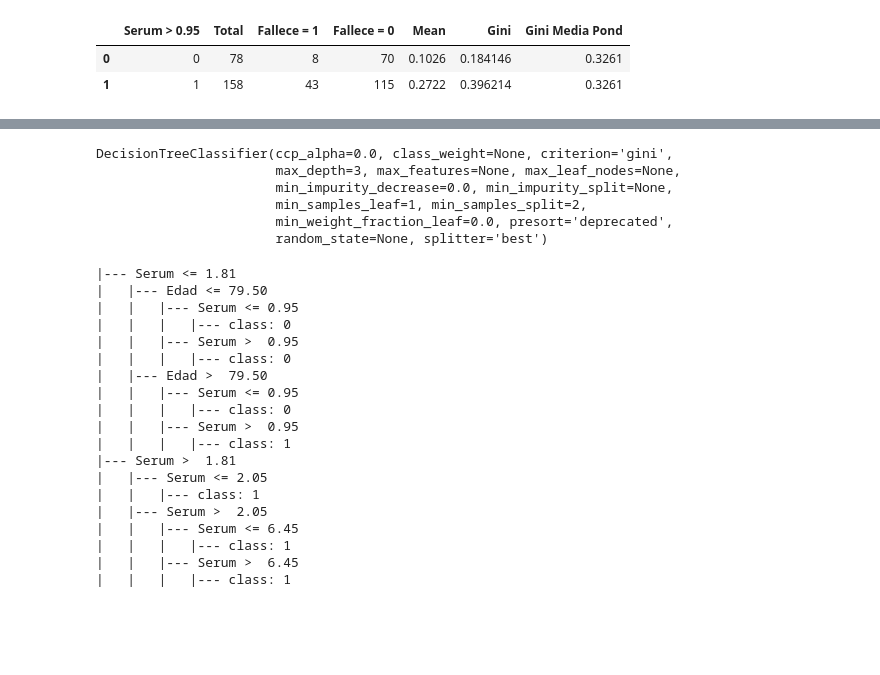
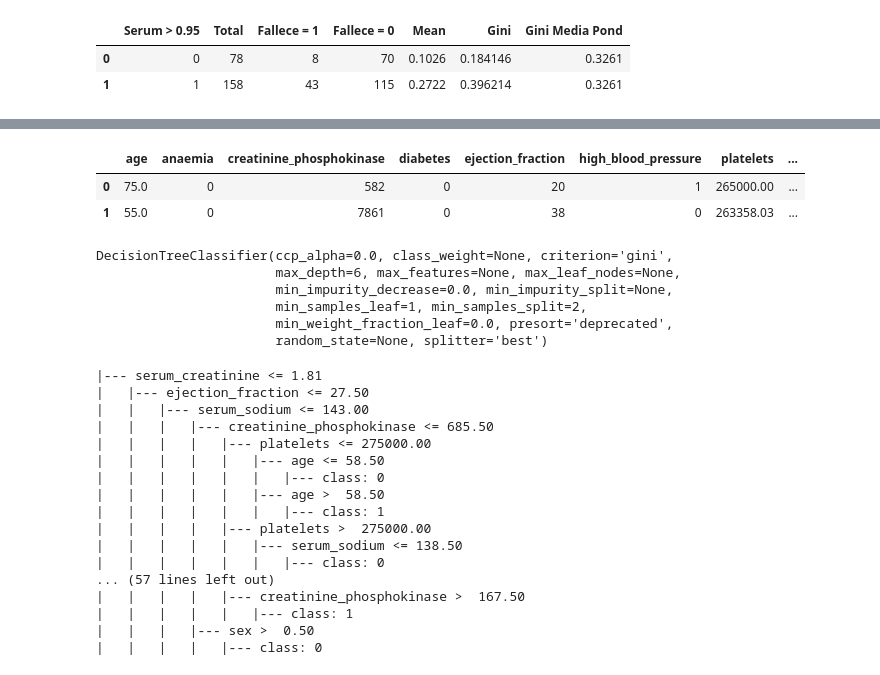
Before and after one commit to JotaBlanco/TheValley, a Jupyter notebook: Arboles/Clase_01_Arboles/01_Árboles_Decisión.ipynb, the cells around one changed output, grey strips where cells are left out. Drawn from its saved outputs; the diff is of its cells as text; code cells hidden in the pictures; blank space fills up the shorter version.

```diff
--- a/Arboles/Clase_01_Arboles/01_Árboles_Decisión.ipynb
+++ b/Arboles/Clase_01_Arboles/01_Árboles_Decisión.ipynb
@@ -602,2 +709,8 @@ from sklearn import tree
+# %%
+df.head(2)
+# %% [output]
+|  | age | anaemia | creatinine_phosphokinase | diabetes | ejection_fraction | high_blood_pressure | platelets | ... |
+| 0 | 75.0 | 0 | 582 | 0 | 20 | 1 | 265000.00 | ... |
+| 1 | 55.0 | 0 | 7861 | 0 | 38 | 0 | 263358.03 | ... |
 # %%
 # Inicializamos un árbol. Por ahora está vacío. Solo definimos cómo queremos que sea.
@@ -605,38 +718,39 @@ arbol = tree.DecisionTreeClassifier(max_depth=3)
 # %%
-# Definimos el árbol inicializado a partir de los datos que le pasemos con .fit()
-arbol = arbol.fit(X = df_resumen[['Edad', 'Serum', 'Anemia']],
-                  y = df_resumen[['Fallece']])
-arbol
+# Entrenamos el árbol inicializado a partir de los datos que le pasemos con .fit()
+# No utilizamos la variable Time porque da información del target
+# (no la conoceríamos a la hora de hacer una predicción del futuro)
+
+arbol_grande = arbol_grande.fit(X = df.iloc[:,:-2],
+                                y = df[['DEATH_EVENT']])
+arbol_grande
 # %% [output]
 DecisionTreeClassifier(ccp_alpha=0.0, class_weight=None, criterion='gini',
-                       max_depth=3, max_features=None, max_leaf_nodes=None,
+                       max_depth=6, max_features=None, max_leaf_nodes=None,
                        min_impurity_decrease=0.0, min_impurity_split=None,
                        min_samples_leaf=1, min_samples_split=2,
                        min_weight_fraction_leaf=0.0, presort='deprecated',
                        random_state=None, splitter='best')
 # %%
 # Podemos visualizar la estructura
-esquema_print = tree.export_text(arbol, feature_names=['Edad', 'Serum', 'Anemia'])
-print(esquema_print)
+print(tree.export_text(arbol_grande,
+                       feature_names=list(df.iloc[:,:-2].columns)))
 # %% [output]
-|--- Serum <= 1.81
-|   |--- Edad <= 79.50
-|   |   |--- Serum <= 0.95
-|   |   |   |--- class: 0
-|   |   |--- Serum >  0.95
-|   |   |   |--- class: 0
-|   |--- Edad >  79.50
-|   |   |--- Serum <= 0.95
-|   |   |   |--- class: 0
-|   |   |--- Serum >  0.95
-|   |   |   |--- class: 1
-|--- Serum >  1.81
-|   |--- Serum <= 2.05
-|   |   |--- class: 1
-|   |--- Serum >  2.05
-|   |   |--- Serum <= 6.45
-|   |   |   |--- class: 1
-|   |   |--- Serum >  6.45
-|   |   |   |--- class: 1
+|--- serum_creatinine <= 1.81
+|   |--- ejection_fraction <= 27.50
+|   |   |--- serum_sodium <= 143.00
+|   |   |   |--- creatinine_phosphokinase <= 685.50
+|   |   |   |   |--- platelets <= 275000.00
+|   |   |   |   |   |--- age <= 58.50
+|   |   |   |   |   |   |--- class: 0
+|   |   |   |   |   |--- age >  58.50
+|   |   |   |   |   |   |--- class: 1
+|   |   |   |   |--- platelets >  275000.00
+|   |   |   |   |   |--- serum_sodium <= 138.50
+|   |   |   |   |   |   |--- class: 0
+... (57 lines left out)
+|   |   |   |   |--- creatinine_phosphokinase >  167.50
+|   |   |   |   |   |--- class: 1
+|   |   |   |--- sex >  0.50
+|   |   |   |   |--- class: 0
 # %%
 import graphviz
```
Also changed, not shown: parts of 24 cells of this notebook.
